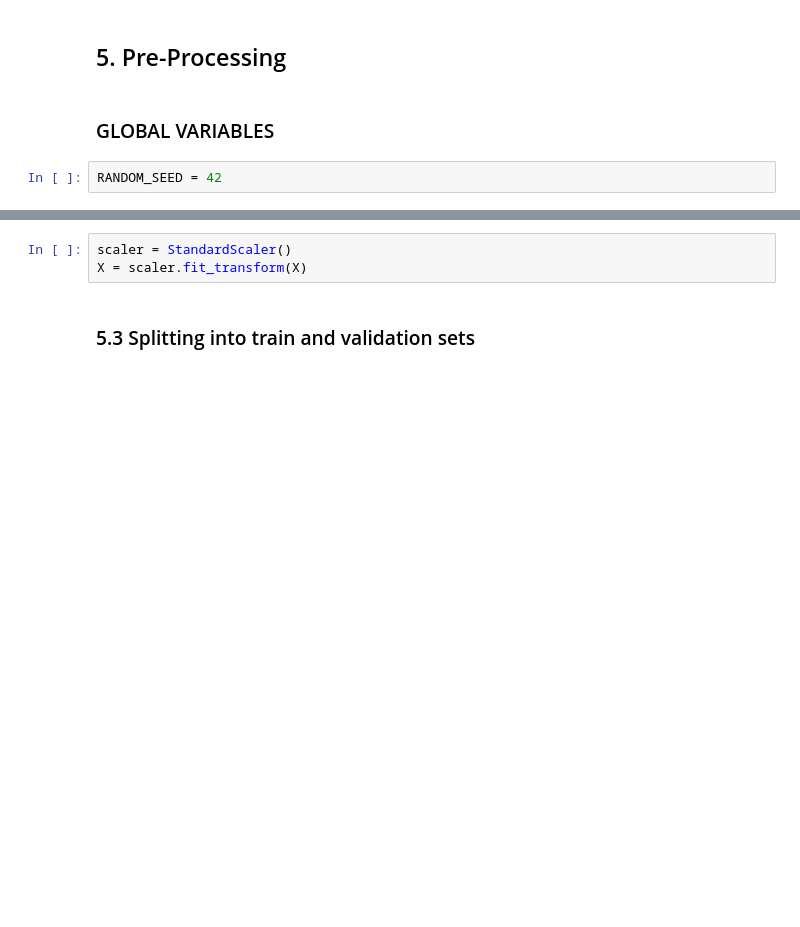
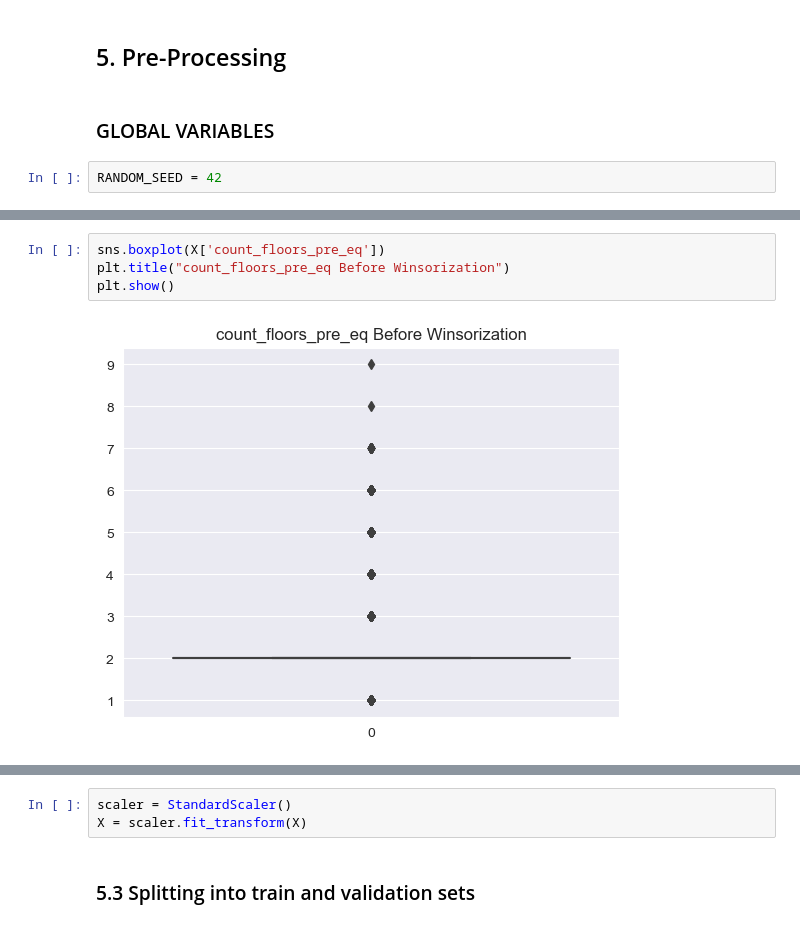
Before and after one commit to Bhandari008/house_damage_prediction, a Jupyter notebook: notebook/EDA.ipynb, the cells around one changed output, grey strips where cells are left out. Cells and saved outputs as stored; diff of their text form; blank space fills up the shorter version.

```diff
--- a/notebook/EDA.ipynb
+++ b/notebook/EDA.ipynb
@@ -622,0 +698,6 @@ X[label_encoding_columns] = X[label_encoding_columns].apply(lambda x: x.astype('
+# %%
+sns.boxplot(X['count_floors_pre_eq'])
+plt.title("count_floors_pre_eq Before Winsorization")
+plt.show()
+# %% [output]
+[figure, added]
```
Also changed, not shown: parts of 17 cells of this notebook.
